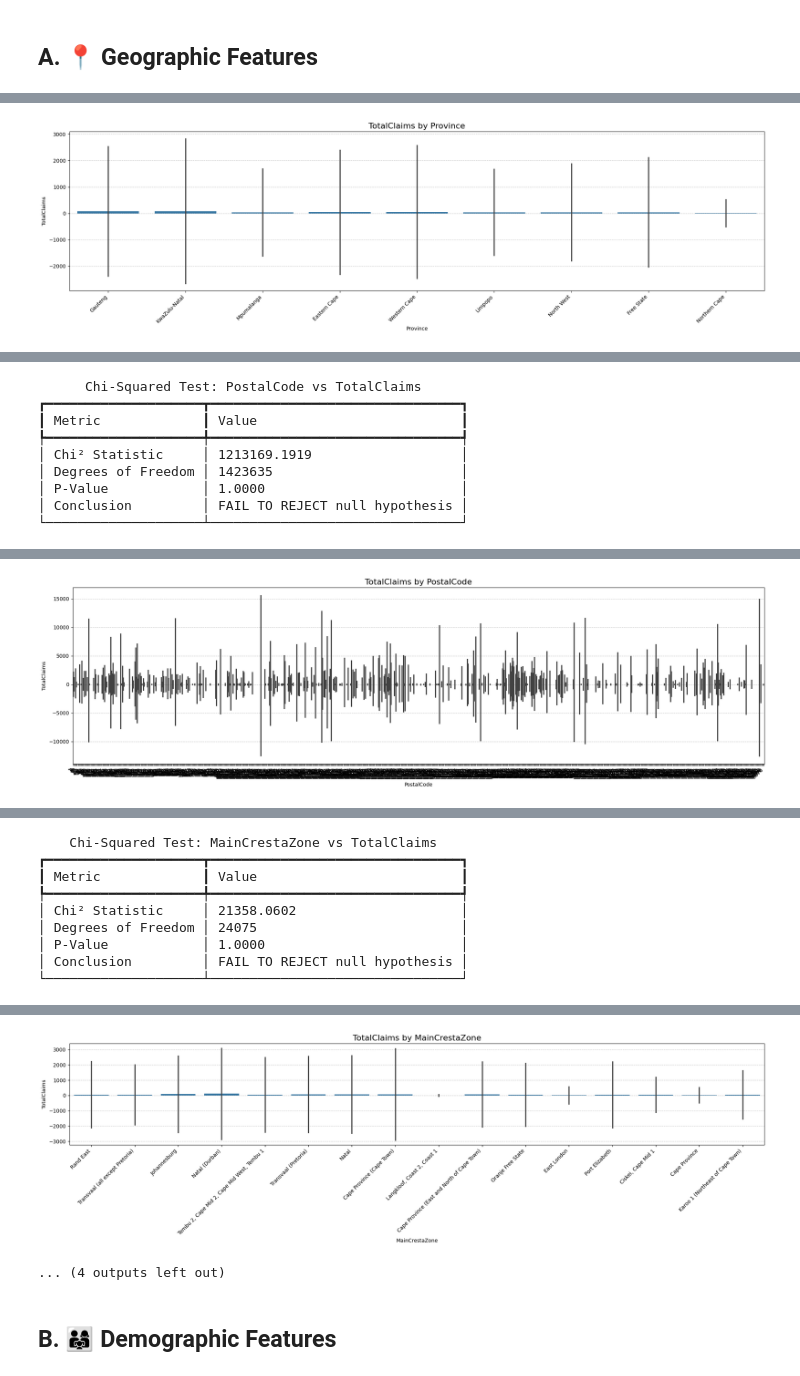
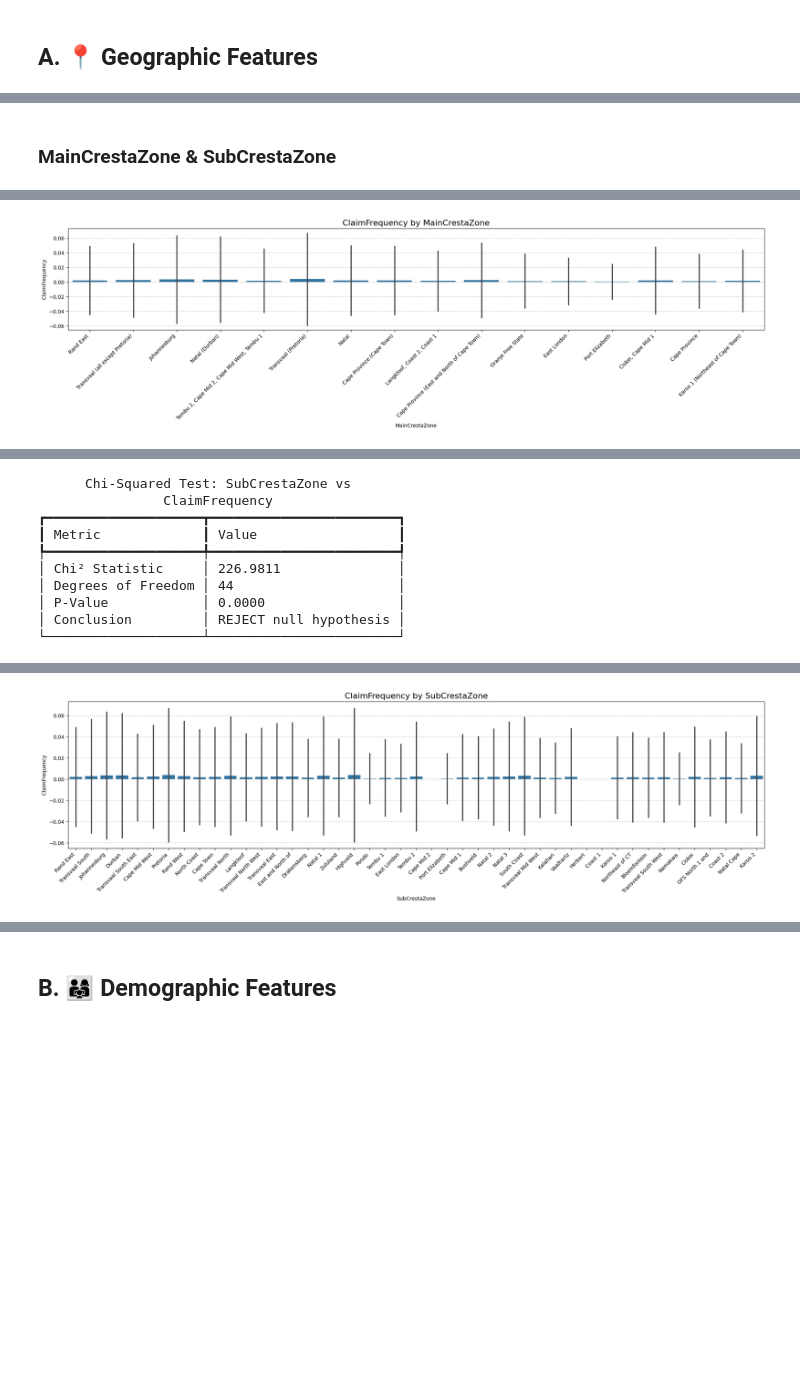
Before and after one commit to Teshager21/insurance-risk-modeling, a Jupyter notebook: notebooks/analysis/test_risk_hypothesis.ipynb, the cells around one changed output, grey strips where cells are left out. Drawn from its saved outputs; the diff is of its cells as text; code cells hidden in the pictures; blank space fills up the shorter version.

```diff
--- a/notebooks/analysis/test_risk_hypothesis.ipynb
+++ b/notebooks/analysis/test_risk_hypothesis.ipynb
@@ -59,6 +60,17 @@ Index(['AccountType', 'AlarmImmobiliser', 'Bank', 'CalculatedPremiumPerTerm',
        'UnderwrittenCoverID', 'VehicleIntroDate', 'VehicleType', 'WrittenOff',
        'bodytype', 'cubiccapacity', 'kilowatts', 'make', 'mmcode'],
       dtype='object')
+# %%
+#add a Margin, ClaimFrequency and ClaimSeverity to the df
+
+df['Margin']=df['TotalPremium']-df['TotalClaims']
+# Avoid divide-by-zero
+df["ClaimSeverity"] = np.where(
+    df["SumInsured"] > 0,
+    df["TotalClaims"] / df["SumInsured"],
+    0
+)
+df['ClaimFrequency']= (df['TotalClaims']>0).astype(int);
 # %%
 #rename the gender_inferred column
 
@@ -87,0 +110,3 @@ tester = RiskHypothesisTester(df)
+# %%
+tester = RiskHypothesisTester(df)
+tester.check_assumptions(group_col="Province", value_col="ClaimFrequency")
@@ -87,0 +139,5 @@ tester = RiskHypothesisTester(df)
+# %%
+chi2_result = tester.run_chi2("Province", binary_metric="ClaimFrequency")
+tester.export_markdown_report(chi2_result, f"report_chi2_{feature}.md")
+tester.visualize_metric(feature, "ClaimFrequency", kind="bar")
+tester.interpret_result(chi2_result)
@@ -87,0 +188,5 @@ tester = RiskHypothesisTester(df)
+# %%
+chi2_result = tester.run_chi2("PostalCode", binary_metric="ClaimFrequency")
+tester.export_markdown_report(chi2_result, f"report_chi2_{feature}.md")
+tester.visualize_metric(feature, "ClaimFrequency", kind="bar")
+tester.interpret_result(chi2_result)
@@ -88,11 +235,13 @@ tester = RiskHypothesisTester(df)
+# %% [markdown]
+###  MainCrestaZone & SubCrestaZone
 # %%
-geo_features = ['Province', 'PostalCode', 'MainCrestaZone', 'SubCrestaZone']
+geo_features = ['MainCrestaZone', 'SubCrestaZone']
 
 for feature in geo_features:
     try:
-        chi2_result = tester.run_chi2(feature, binary_metric="TotalClaims")
+        chi2_result = tester.run_chi2(feature, binary_metric="ClaimFrequency")
         tester.export_markdown_report(chi2_result, f"report_chi2_{feature}.md")
-        tester.visualize_metric(feature, "TotalClaims", kind="bar")
+        tester.visualize_metric(feature, "ClaimFrequency", kind="bar")
         tester.interpret_result(chi2_result)
     except Exception as e:
         print(f"Chi-squared test failed for {feature}: {e}")
@@ -133 +289 @@ INFO:analysis.risk_hypthesis_tester:Visualizing TotalClaims by Province (bar plo
-[figure, old version]
+[figure, new version]
@@ -142,9 +300,10 @@ INFO:analysis.risk_hypthesis_tester:Running chi-squared test for PostalCode vs T
-      Chi-Squared Test: PostalCode vs TotalClaims
-┏━━━━━━━━━━━━━━━━━━━━┳━━━━━━━━━━━━━━━━━━━━━━━━━━━━━━━━┓
-┃ Metric             ┃ Value                          ┃
-┡━━━━━━━━━━━━━━━━━━━━╇━━━━━━━━━━━━━━━━━━━━━━━━━━━━━━━━┩
-│ Chi² Statistic     │ 1213169.1919                   │
-│ Degrees of Freedom │ 1423635                        │
-│ P-Value            │ 1.0000                         │
-│ Conclusion         │ FAIL TO REJECT null hypothesis │
-└────────────────────┴────────────────────────────────┘
+      Chi-Squared Test: SubCrestaZone vs
+                ClaimFrequency
+┏━━━━━━━━━━━━━━━━━━━━┳━━━━━━━━━━━━━━━━━━━━━━━━┓
+┃ Metric             ┃ Value                  ┃
+┡━━━━━━━━━━━━━━━━━━━━╇━━━━━━━━━━━━━━━━━━━━━━━━┩
+│ Chi² Statistic     │ 226.9811               │
+│ Degrees of Freedom │ 44                     │
+│ P-Value            │ 0.0000                 │
+│ Conclusion         │ REJECT null hypothesis │
+└────────────────────┴────────────────────────┘
@@ -169 +330 @@ INFO:matplotlib.category:Using categorical units to plot a list of strings that
-[figure, old version]
+[figure, new version]
@@ -178,9 +330,0 @@ INFO:analysis.risk_hypthesis_tester:Running chi-squared test for MainCrestaZone
-    Chi-Squared Test: MainCrestaZone vs TotalClaims
-┏━━━━━━━━━━━━━━━━━━━━┳━━━━━━━━━━━━━━━━━━━━━━━━━━━━━━━━┓
-┃ Metric             ┃ Value                          ┃
-┡━━━━━━━━━━━━━━━━━━━━╇━━━━━━━━━━━━━━━━━━━━━━━━━━━━━━━━┩
-│ Chi² Statistic     │ 21358.0602                     │
-│ Degrees of Freedom │ 24075                          │
-│ P-Value            │ 1.0000                         │
-│ Conclusion         │ FAIL TO REJECT null hypothesis │
-└────────────────────┴────────────────────────────────┘
@@ -203,4 +331,2 @@ INFO:analysis.risk_hypthesis_tester:Visualizing TotalClaims by MainCrestaZone (b
-[figure, removed]
-... (4 outputs left out)
 # %% [markdown]
 ## B. 👨‍👩‍👧 Demographic Features
```
Also changed, not shown: parts of 15 cells of this notebook, 5 other files.
